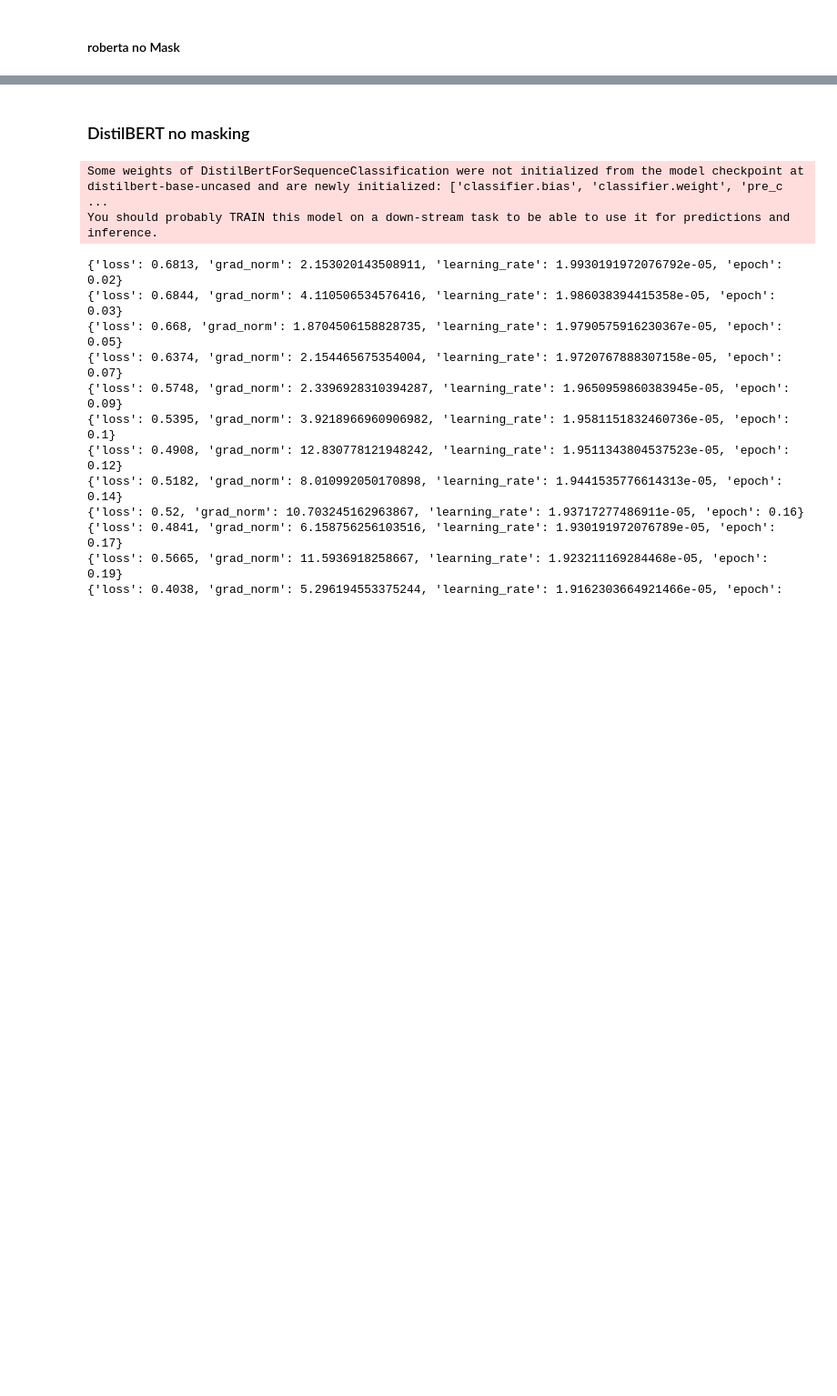
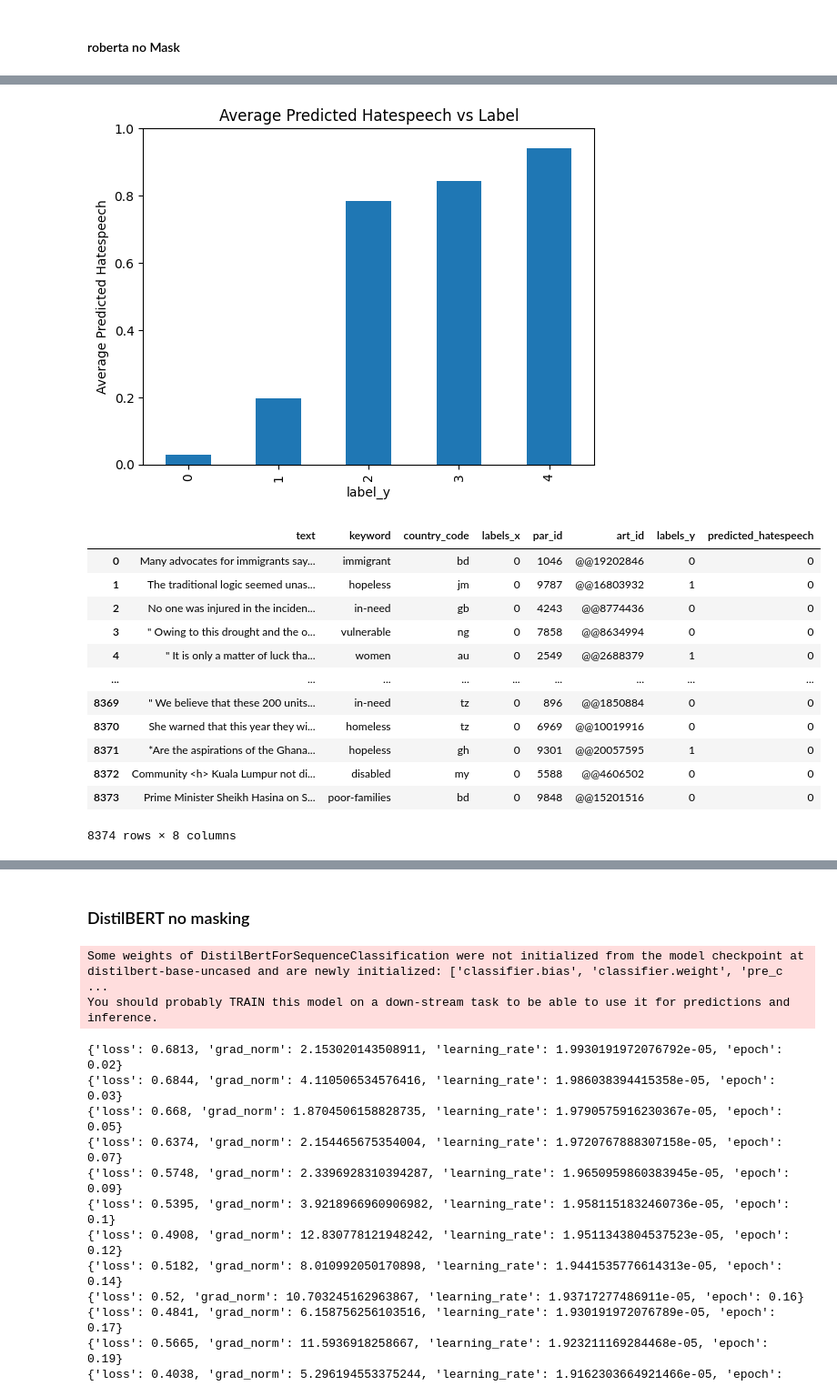
Before and after one commit to avzh1/nlp_bert_classifier, a Jupyter notebook: src/binary-classification.ipynb, the cells around one changed output, grey strips where cells are left out. Shown at 91% size. Saved outputs shown, nothing was run; the diff lists cells and outputs as text; code cells hidden in the pictures; blank space fills up the shorter version.

```diff
--- a/src/binary-classification.ipynb
+++ b/src/binary-classification.ipynb
@@ -1073,0 +948,36 @@ Checkpoint destination directory roberta-base/checkpoint-2865 already exists and
+# %%
+# unedited_train_data_df
+train_data_df
+
+merged_df = train_data_df.merge(unedited_train_data_df, on=['text', 'keyword', 'country_code'])
+
+merged_df.dropna(subset=['text'], inplace=True)
+
+merged_df['predicted_hatespeech'] = None
+
+for index, row in merged_df.iterrows():
+    merged_df.at[index, 'predicted_hatespeech'] = predict_hatespeech(row['text'], tokenizer, model).item()
+# %%
+average_predictions = merged_df.groupby('labels_y')['predicted_hatespeech'].mean()
+
+ax = average_predictions.plot(kind='bar')
+ax.set_ylim([0, 1])
+plt.xlabel('label_y')
+plt.ylabel('Average Predicted Hatespeech')
+plt.title('Average Predicted Hatespeech vs Label')
+plt.show()
+# %% [output]
+[figure, added]
+|  | text | keyword | country_code | labels_x | par_id | art_id | labels_y | predicted_hatespeech |
+| 0 | Many advocates for immigrants say... | immigrant | bd | 0 | 1046 | @@19202846 | 0 | 0 |
+| 1 | The traditional logic seemed unas... | hopeless | jm | 0 | 9787 | @@16803932 | 1 | 0 |
+| 2 | No one was injured in the inciden... | in-need | gb | 0 | 4243 | @@8774436 | 0 | 0 |
+| 3 | " Owing to this drought and the o... | vulnerable | ng | 0 | 7858 | @@8634994 | 0 | 0 |
+| 4 | " It is only a matter of luck tha... | women | au | 0 | 2549 | @@2688379 | 1 | 0 |
+| ... | ... | ... | ... | ... | ... | ... | ... | ... |
+| 8369 | " We believe that these 200 units... | in-need | tz | 0 | 896 | @@1850884 | 0 | 0 |
+| 8370 | She warned that this year they wi... | homeless | tz | 0 | 6969 | @@10019916 | 0 | 0 |
+| 8371 | *Are the aspirations of the Ghana... | hopeless | gh | 0 | 9301 | @@20057595 | 1 | 0 |
+| 8372 | Community <h> Kuala Lumpur not di... | disabled | my | 0 | 5588 | @@4606502 | 0 | 0 |
+| 8373 | Prime Minister Sheikh Hasina on S... | poor-families | bd | 0 | 9848 | @@15201516 | 0 | 0 |
+8374 rows × 8 columns
```
Also changed, not shown: parts of 8 cells of this notebook, 10 other files.
